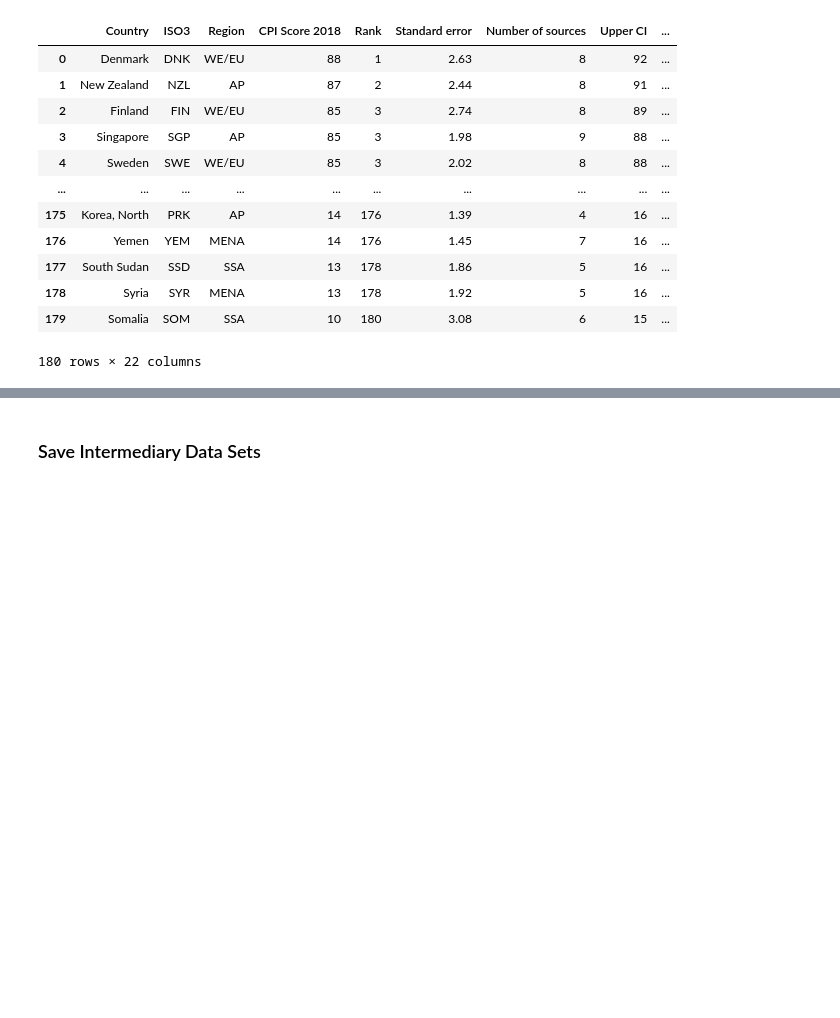
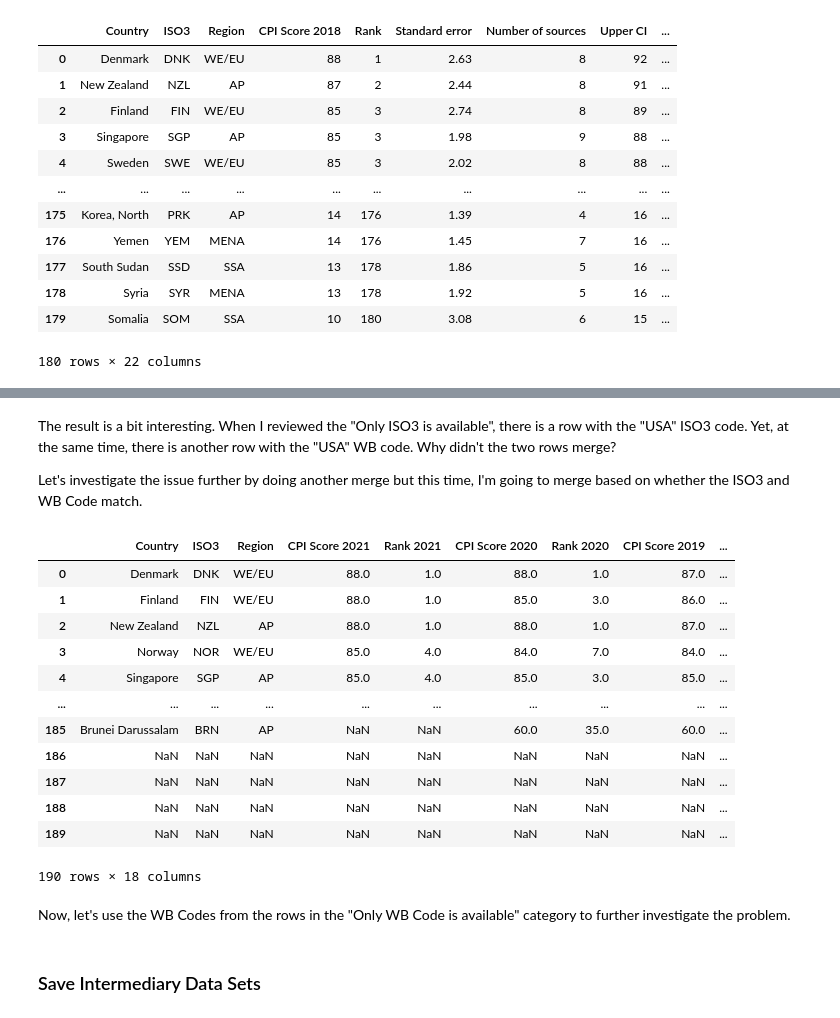
Before and after one commit to wanzulfikri/cpi_analysis, a Jupyter notebook: CPI 2012-2021.ipynb, the cells around one changed output, grey strips where cells are left out. Cells and saved outputs as stored; diff of their text form; code cells hidden in the pictures; blank space fills up the shorter version.

Commit message:
Another preliminary merge 2016

```diff
--- a/CPI 2012-2021.ipynb
+++ b/CPI 2012-2021.ipynb
@@ -743,3 +734,29 @@ ISO3_WB_comparison[iso3_wb_mask][['ISO3', 'WB Code']]
+# %% [markdown]
+The result is a bit interesting. When I reviewed the "Only ISO3 is available", there is a row with the "USA" ISO3 code. Yet, at the same time, there is another row with the "USA" WB code. Why didn't the two rows merge?
+
+Let's investigate the issue further by doing another merge but this time, I'm going to merge based on whether the ISO3 and WB Code match.
+# %%
+# Merge year 2016 again with combined data set, but this time based on matching ISO3 and WB Code
+ISO3_WB_match_merge = CPI.merge(CPI_2016, how="outer", left_on=["ISO3"], right_on=["WB Code"], suffixes=["", "_2016"])
+
+# Review
+ISO3_WB_match_merge
+# %% [output]
+|  | Country | ISO3 | Region | CPI Score 2021 | Rank 2021 | CPI Score 2020 | Rank 2020 | CPI Score 2019 | ... |
+| 0 | Denmark | DNK | WE/EU | 88.0 | 1.0 | 88.0 | 1.0 | 87.0 | ... |
+| 1 | Finland | FIN | WE/EU | 88.0 | 1.0 | 85.0 | 3.0 | 86.0 | ... |
+| 2 | New Zealand | NZL | AP | 88.0 | 1.0 | 88.0 | 1.0 | 87.0 | ... |
+| 3 | Norway | NOR | WE/EU | 85.0 | 4.0 | 84.0 | 7.0 | 84.0 | ... |
+| 4 | Singapore | SGP | AP | 85.0 | 4.0 | 85.0 | 3.0 | 85.0 | ... |
+| ... | ... | ... | ... | ... | ... | ... | ... | ... | ... |
+| 185 | Brunei Darussalam | BRN | AP | NaN | NaN | 60.0 | 35.0 | 60.0 | ... |
+| 186 | NaN | NaN | NaN | NaN | NaN | NaN | NaN | NaN | ... |
+| 187 | NaN | NaN | NaN | NaN | NaN | NaN | NaN | NaN | ... |
+| 188 | NaN | NaN | NaN | NaN | NaN | NaN | NaN | NaN | ... |
+| 189 | NaN | NaN | NaN | NaN | NaN | NaN | NaN | NaN | ... |
+190 rows × 18 columns
+# %% [markdown]
+Now, let's use the WB Codes from the rows in the "Only WB Code is available" category to further investigate the problem.
 # %%
 import pandas as pd
 pd.options.display.max_columns = None
```
Also changed, not shown: parts of 60 cells of this notebook.
